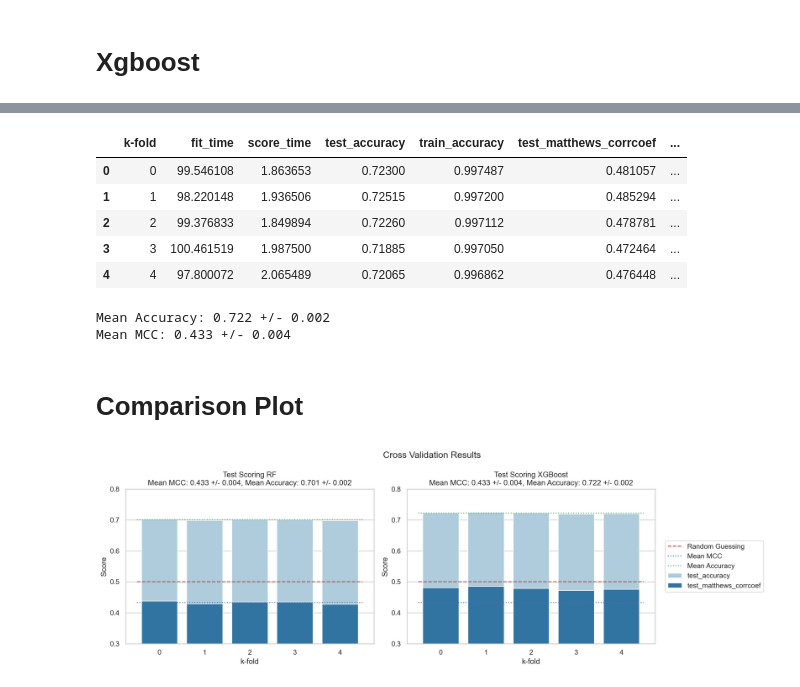
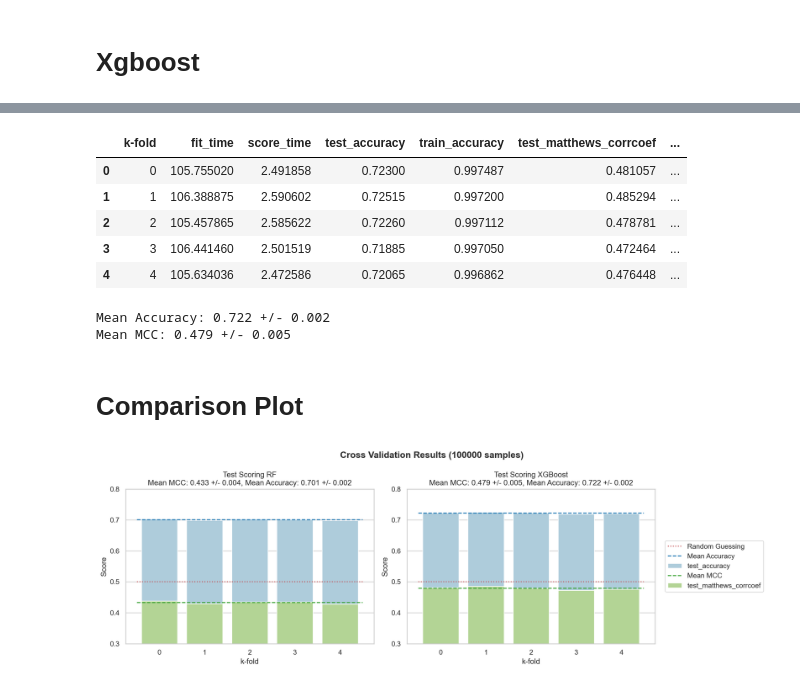
Before and after one commit to nina-prog/richters-predictor-modeling-earthquake-damage, a Jupyter notebook: notebooks/week04/week04-modelling-ensemble-alg.ipynb, the cells around one changed output, grey strips where cells are left out. Saved outputs shown, nothing was run; the diff lists cells and outputs as text; code cells hidden in the pictures.

Commit message:
Add plot for comparison between RF and XGBoost

```diff
--- a/notebooks/week04/week04-modelling-ensemble-alg.ipynb
+++ b/notebooks/week04/week04-modelling-ensemble-alg.ipynb
@@ -140,18 +112,18 @@ cv_acc_mean_xgb = cv_results_xgb["test_accuracy"].mean()
 cv_acc_std_xgb = cv_results_xgb["test_accuracy"].std()
 print(f"Mean Accuracy: {cv_acc_mean_xgb:.3f} +/- {cv_acc_std_xgb:.3f}")
 
-cv_mcc_mean_xgb = cv_results["test_matthews_corrcoef"].mean()
-cv_mcc_std_xgb = cv_results["test_matthews_corrcoef"].std()
+cv_mcc_mean_xgb = cv_results_xgb["test_matthews_corrcoef"].mean()
+cv_mcc_std_xgb = cv_results_xgb["test_matthews_corrcoef"].std()
 print(f"Mean MCC: {cv_mcc_mean_xgb:.3f} +/- {cv_mcc_std_xgb:.3f}")
 # %% [output]
 |  | k-fold | fit_time | score_time | test_accuracy | train_accuracy | test_matthews_corrcoef | ... |
-| 0 | 0 | 99.546108 | 1.863653 | 0.72300 | 0.997487 | 0.481057 | ... |
-| 1 | 1 | 98.220148 | 1.936506 | 0.72515 | 0.997200 | 0.485294 | ... |
-| 2 | 2 | 99.376833 | 1.849894 | 0.72260 | 0.997112 | 0.478781 | ... |
-| 3 | 3 | 100.461519 | 1.987500 | 0.71885 | 0.997050 | 0.472464 | ... |
-| 4 | 4 | 97.800072 | 2.065489 | 0.72065 | 0.996862 | 0.476448 | ... |
+| 0 | 0 | 105.755020 | 2.491858 | 0.72300 | 0.997487 | 0.481057 | ... |
+| 1 | 1 | 106.388875 | 2.590602 | 0.72515 | 0.997200 | 0.485294 | ... |
+| 2 | 2 | 105.457865 | 2.585622 | 0.72260 | 0.997112 | 0.478781 | ... |
+| 3 | 3 | 106.441460 | 2.501519 | 0.71885 | 0.997050 | 0.472464 | ... |
+| 4 | 4 | 105.634036 | 2.472586 | 0.72065 | 0.996862 | 0.476448 | ... |
 Mean Accuracy: 0.722 +/- 0.002
-Mean MCC: 0.433 +/- 0.004
+Mean MCC: 0.479 +/- 0.005
 # %% [markdown]
 # Comparison Plot
 # %%
@@ -161,37 +133,42 @@ df_melt_xgb = cv_results_xgb[["k-fold", "test_accuracy", "test_matthews_corrcoef
 # %%
 # Create figure and axes
 fig, axes = plt.subplots(nrows=1, ncols=2, figsize=(15, 5))
 
 # Plot a stacked bar charts using Seaborn
 # Random Forest
-fig_ax1 = sns.barplot(x='k-fold', y='Score', hue='Metric', data=df_melt_rf, ax=axes[0], dodge=False, errorbar=None)
+palette = {
+    "test_accuracy": sns.color_palette("Paired")[0],
+    "test_matthews_corrcoef": sns.color_palette("Paired")[2]
+}
+fig_ax1 = sns.barplot(x='k-fold', y='Score', hue='Metric', data=df_melt_rf, ax=axes[0], dodge=False, errorbar=None, palette=palette)
 axes[0].set_title("Test Scoring RF" + "\n" +
                   f"Mean MCC: {cv_mcc_mean_rf:.3f} +/- {cv_mcc_std_rf:.3f}, Mean Accuracy: {cv_acc_mean_rf:.3f} +/- {cv_acc_std_rf:.3f}")
 axes[0].legend().set_visible(False)
-# XGB
-fig_ax2 = sns.barplot(x='k-fold', y='Score', hue='Metric', data=df_melt_xgb, ax=axes[1], dodge=False, errorbar=None)
+# XGBoost
+fig_ax2 = sns.barplot(x='k-fold', y='Score', hue='Metric', data=df_melt_xgb, ax=axes[1], dodge=False, errorbar=None, palette=palette)
 axes[1].set_title("Test Scoring XGBoost" + "\n" +
                   f"Mean MCC: {cv_mcc_mean_xgb:.3f} +/- {cv_mcc_std_xgb:.3f}, Mean Accuracy: {cv_acc_mean_xgb:.3f} +/- {cv_acc_std_xgb:.3f}")
 axes[1].legend().set_visible(False)
 
 # Add horizontal guidelines for interpretation
 # Get x min and x max
 xmin, xmax = axes[0].get_xlim()
 # Performance guide lines
-axes[0].hlines(y=0.5, xmin=xmin, xmax=xmax, linestyles="dashed", colors='r', label="Random Guessing")
-axes[1].hlines(y=0.5, xmin=xmin, xmax=xmax, linestyles="dashed", colors='r', label="Random Guessing")
+axes[0].hlines(y=0.5, xmin=xmin, xmax=xmax, linestyles="dotted", colors='r', label="Random Guessing")
+axes[1].hlines(y=0.5, xmin=xmin, xmax=xmax, linestyles="dotted", colors='r', label="Random Guessing")
 # Mean guidelines
-axes[0].hlines(y=cv_mcc_mean_rf, xmin=xmin, xmax=xmax, linestyles="dotted", colors='b', label="Mean MCC")
-axes[1].hlines(y=cv_mcc_mean_xgb, xmin=xmin, xmax=xmax, linestyles="dotted", colors='b', label="Mean MCC")
-axes[0].hlines(y=cv_acc_mean_rf, xmin=xmin, xmax=xmax, linestyles="dotted", colors='g', label="Mean Accuracy")
-axes[1].hlines(y=cv_acc_mean_xgb, xmin=xmin, xmax=xmax, linestyles="dotted", colors='g', label="Mean Accuracy")
+axes[0].hlines(y=cv_mcc_mean_rf, xmin=xmin, xmax=xmax, linestyles="dashed", colors=sns.color_palette("Paired")[3], label="Mean MCC")
+axes[1].hlines(y=cv_mcc_mean_xgb, xmin=xmin, xmax=xmax, linestyles="dashed", colors=sns.color_palette("Paired")[3], label="Mean MCC")
+axes[0].hlines(y=cv_acc_mean_rf, xmin=xmin, xmax=xmax, linestyles="dashed", colors=sns.color_palette("Paired")[1], label="Mean Accuracy")
+axes[1].hlines(y=cv_acc_mean_xgb, xmin=xmin, xmax=xmax, linestyles="dashed", colors=sns.color_palette("Paired")[1], label="Mean Accuracy")
 
-plt.suptitle("Cross Validation Results")
+plt.suptitle("Cross Validation Results (100000 samples)", fontweight='bold')
 plt.setp(axes, ylim=(0.3, 0.8))
 handles, labels = axes[0].get_legend_handles_labels()
-plt.legend(handles, labels, bbox_to_anchor=(1.04,0.5), loc="center left", borderaxespad=0)
+order = [0, 2, 3, 1, 4]
+plt.legend([handles[idx] for idx in order], [labels[idx] for idx in order], bbox_to_anchor=(1.04,0.5), loc="center left", borderaxespad=0)
 
 plt.tight_layout()
 plt.show()
 # %% [output]
-[figure, old version]
+[figure, new version]
```
Also changed, not shown: parts of 4 cells of this notebook.
